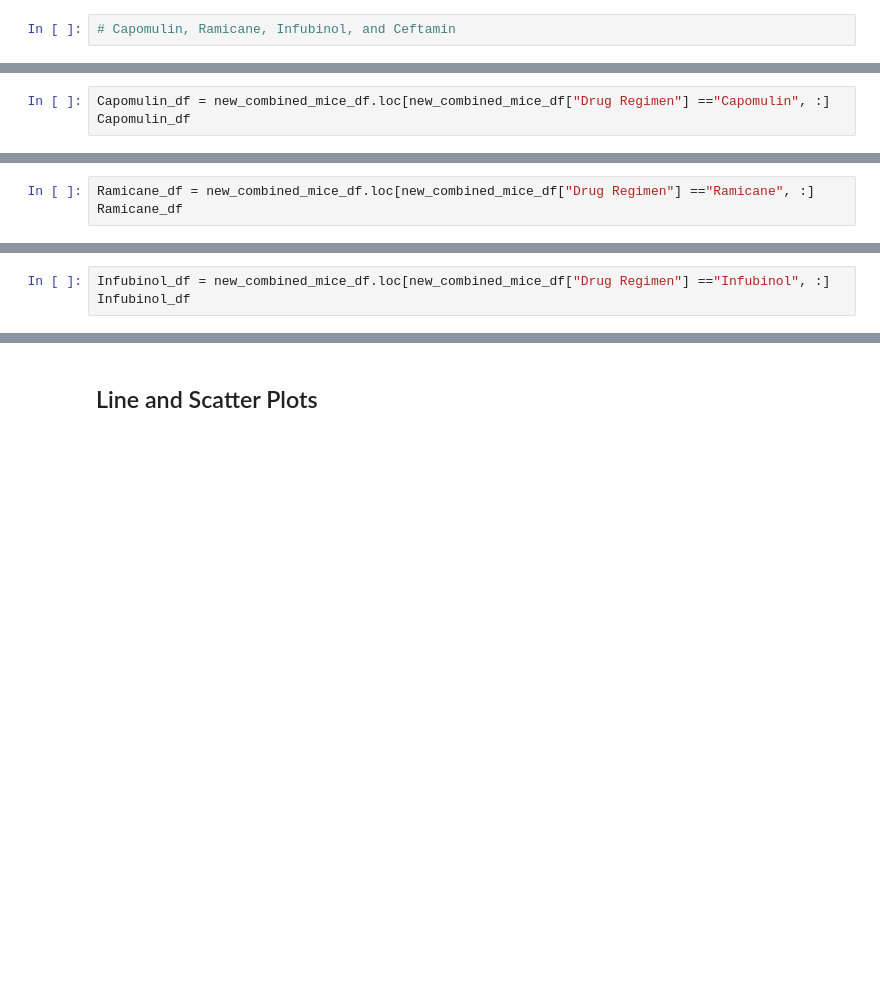
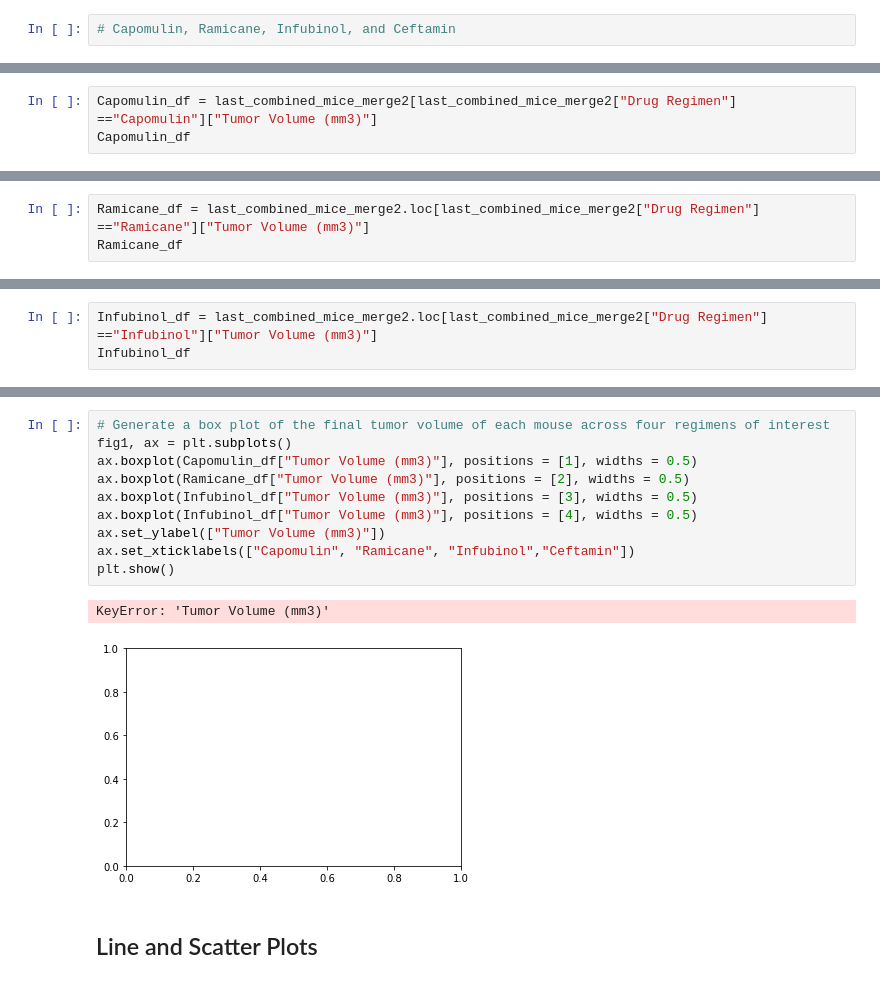
Before and after one commit to kvereda/Matplotlib-challenge, a Jupyter notebook: pymaceuticals_starter.ipynb, the cells around one changed output, grey strips where cells are left out. Saved outputs shown, nothing was run; the diff lists cells and outputs as text; blank space fills up the shorter version.

```diff
--- a/pymaceuticals_starter.ipynb
+++ b/pymaceuticals_starter.ipynb
@@ -388,5 +371,5 @@ k210    68.923185
 Name: Tumor Volume (mm3), dtype: float64]
 # %%
-Capomulin_df = new_combined_mice_df.loc[new_combined_mice_df["Drug Regimen"] =="Capomulin", :]
+Capomulin_df = last_combined_mice_merge2[last_combined_mice_merge2["Drug Regimen"] =="Capomulin"]["Tumor Volume (mm3)"]
 Capomulin_df
 # %% [output]
@@ -406,4 +393,4 @@ Capomulin_df
 # %%
-Ramicane_df = new_combined_mice_df.loc[new_combined_mice_df["Drug Regimen"] =="Ramicane", :]
+Ramicane_df = last_combined_mice_merge2.loc[last_combined_mice_merge2["Drug Regimen"] =="Ramicane"]["Tumor Volume (mm3)"]
 Ramicane_df
 # %% [output]
@@ -423,4 +414,4 @@ Ramicane_df
 # %%
-Infubinol_df = new_combined_mice_df.loc[new_combined_mice_df["Drug Regimen"] =="Infubinol", :]
+Infubinol_df = last_combined_mice_merge2.loc[last_combined_mice_merge2["Drug Regimen"] =="Infubinol"]["Tumor Volume (mm3)"]
 Infubinol_df
 # %% [output]
@@ -491,3 +553,16 @@ last_combined_mice_complete_df.plot.box()
+# %%
+# Generate a box plot of the final tumor volume of each mouse across four regimens of interest
+fig1, ax = plt.subplots()
+ax.boxplot(Capomulin_df["Tumor Volume (mm3)"], positions = [1], widths = 0.5)
+ax.boxplot(Ramicane_df["Tumor Volume (mm3)"], positions = [2], widths = 0.5)
+ax.boxplot(Infubinol_df["Tumor Volume (mm3)"], positions = [3], widths = 0.5)
+ax.boxplot(Infubinol_df["Tumor Volume (mm3)"], positions = [4], widths = 0.5)
+ax.set_ylabel(["Tumor Volume (mm3)"])
+ax.set_xticklabels(["Capomulin", "Ramicane", "Infubinol","Ceftamin"])
+plt.show()
+# %% [output]
+KeyError: 'Tumor Volume (mm3)'
+[figure, added]
 # %% [markdown]
 ## Line and Scatter Plots
 # %%
```
Also changed, not shown: parts of 26 cells of this notebook.
